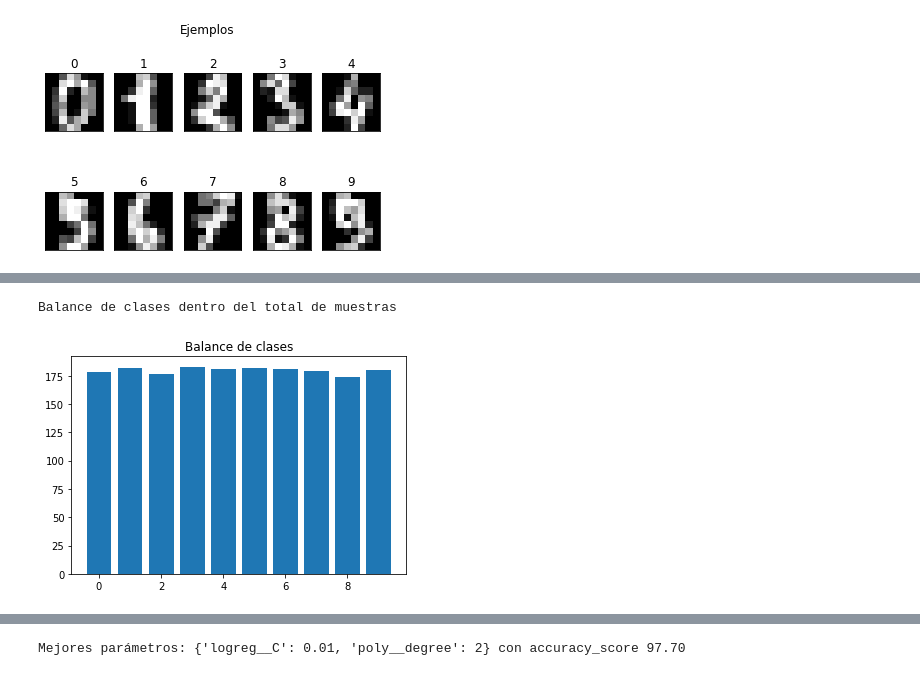
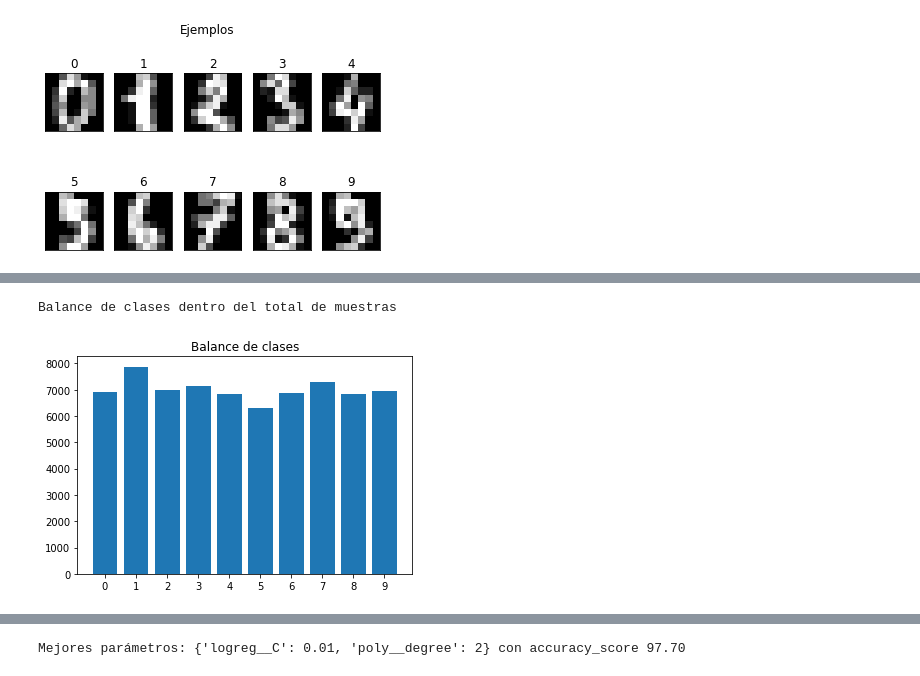
Before and after one commit to cazdlt/MLPython, a Jupyter notebook: clasificadores.ipynb, the cells around one changed output, grey strips where cells are left out. Saved outputs shown, nothing was run; the diff lists cells and outputs as text; code cells hidden in the pictures.

```diff
--- a/clasificadores.ipynb
+++ b/clasificadores.ipynb
@@ -34,10 +63,10 @@ Ejemplo [ 0.  0.  5. 13.  9.  1.  0.  0.  0.  0. 13. 15. 10. 15.  5.  0.  0.  3.
 # %%
 #Clases
 plt.figure()
-class_counts=np.unique(digits["target"], return_counts = True)
+class_counts=np.unique(y, return_counts = True)
 plt.bar(class_counts[0],class_counts[1])
 plt.title("Balance de clases")
 print("Balance de clases dentro del total de muestras")
 # %% [output]
 Balance de clases dentro del total de muestras
-[figure, old version]
+[figure, new version]
```
Also changed, not shown: parts of 11 cells of this notebook, 2 other files.
